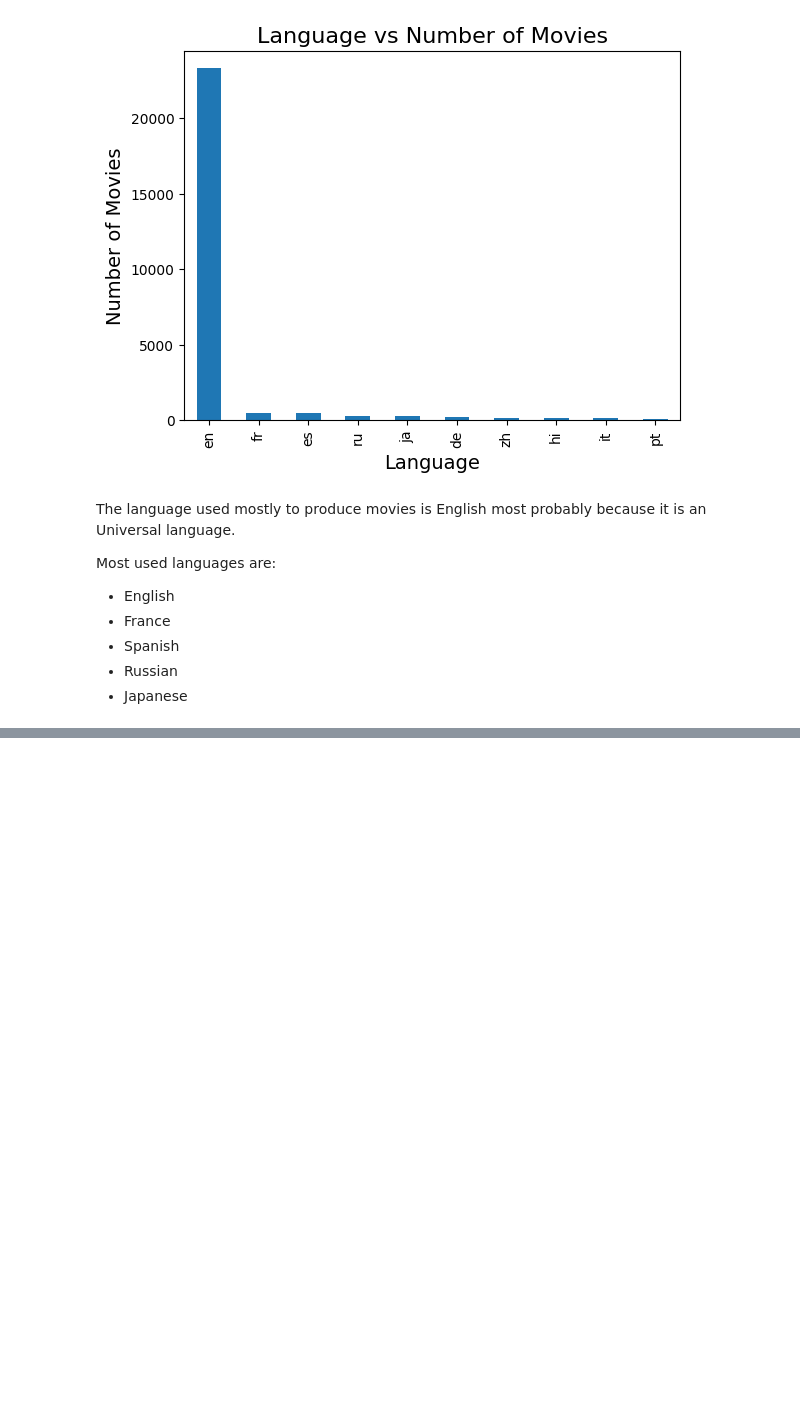
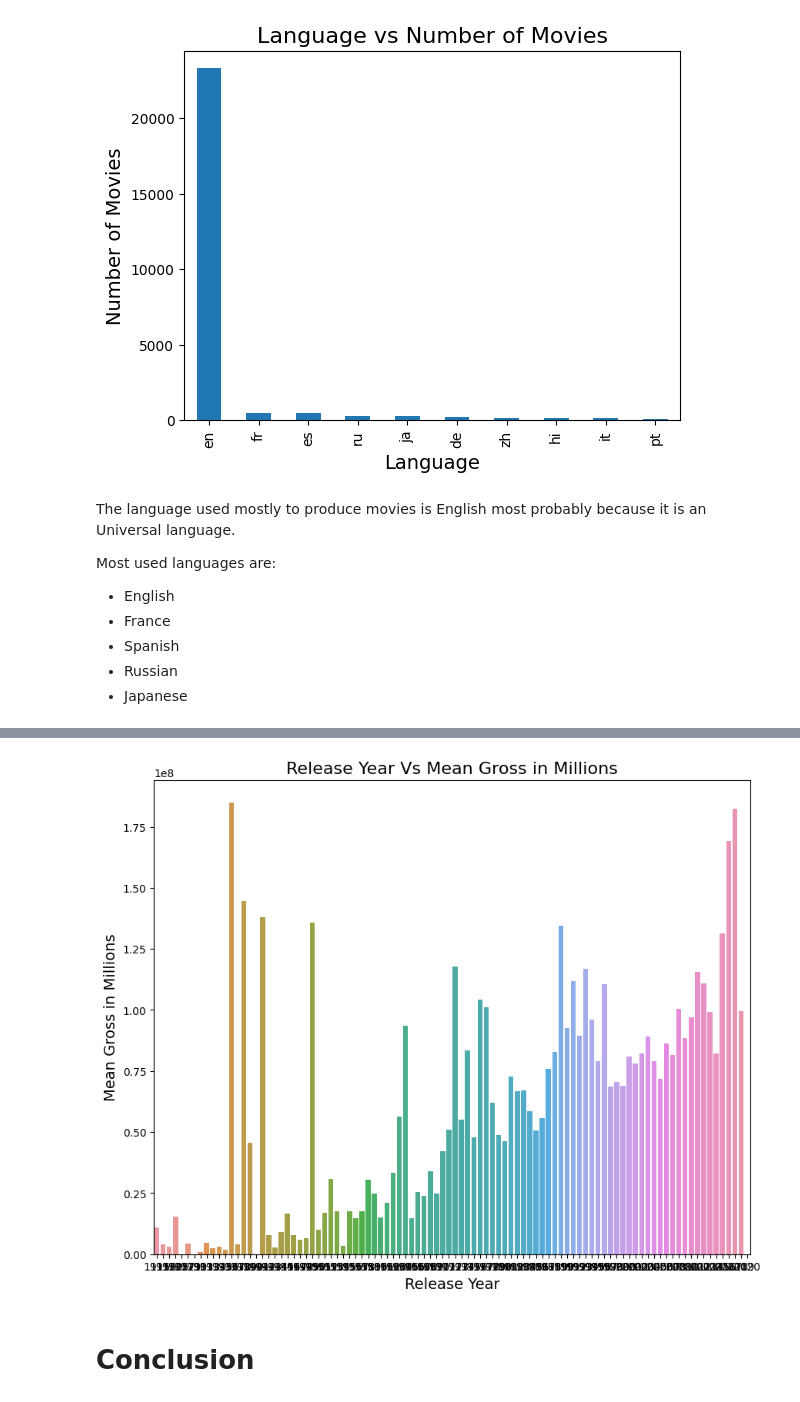
Before and after one commit to FlavianMiano/dsc-phase-1-project-v2-4, a Jupyter notebook: student.ipynb, the cells around one changed output, grey strips where cells are left out. Drawn from its saved outputs; the diff is of its cells as text; code cells hidden in the pictures; blank space fills up the shorter version.

```diff
--- a/student.ipynb
+++ b/student.ipynb
@@ -1399,0 +747,4 @@ p = sns.scatterplot(data=genre_table, x="release_date", y="popularity", legend="
+# %%
+#changing to date/time format
+tn_movies['release_date'] = pd.to_datetime(tn_movies['release_date'])
+tn_movies
@@ -1399,0 +765,26 @@ p = sns.scatterplot(data=genre_table, x="release_date", y="popularity", legend="
+# %%
+#changing it to a year
+tn_movies['release_year'] = tn_movies['release_date'].dt.year
+# %%
+#grouping with the worldwide gross
+gross_mean = tn_movies.groupby('release_year')['worldwide_gross'].mean()
+# %%
+#convert to a dataframe
+yearly_gross_mean = pd.DataFrame(gross_mean)
+yearly_gross_mean.reset_index(drop=False, inplace=True)
+# %%
+# plotting the data above
+
+fig, ax = plt.subplots(figsize=(10,8))
+
+x = yearly_gross_mean['release_year']
+y = yearly_gross_mean['worldwide_gross']
+
+ax = sns.barplot(x = x, y = y)
+
+ax.plt.xticks()
+ax.set_title('Release Year Vs Mean Gross in Millions', fontsize=16)
+ax.set_xlabel("Release Year",fontsize=14)
+ax.set_ylabel("Mean Gross in Millions", fontsize=14);
+# %% [output]
+[figure, added]
@@ -1399,0 +793,2 @@ p = sns.scatterplot(data=genre_table, x="release_date", y="popularity", legend="
+# %% [markdown]
+# Conclusion
```
Also changed, not shown: parts of 60 cells of this notebook.
